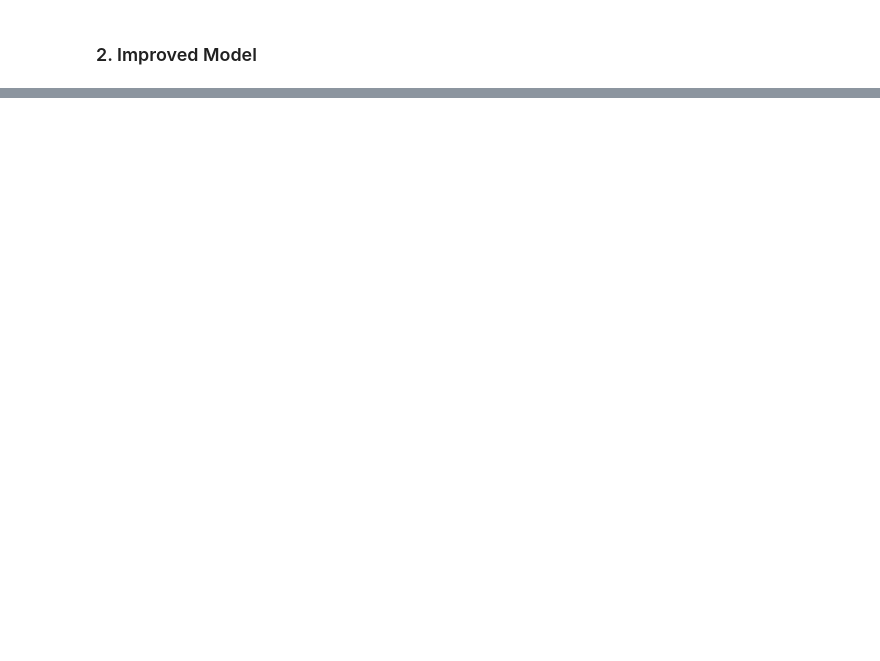
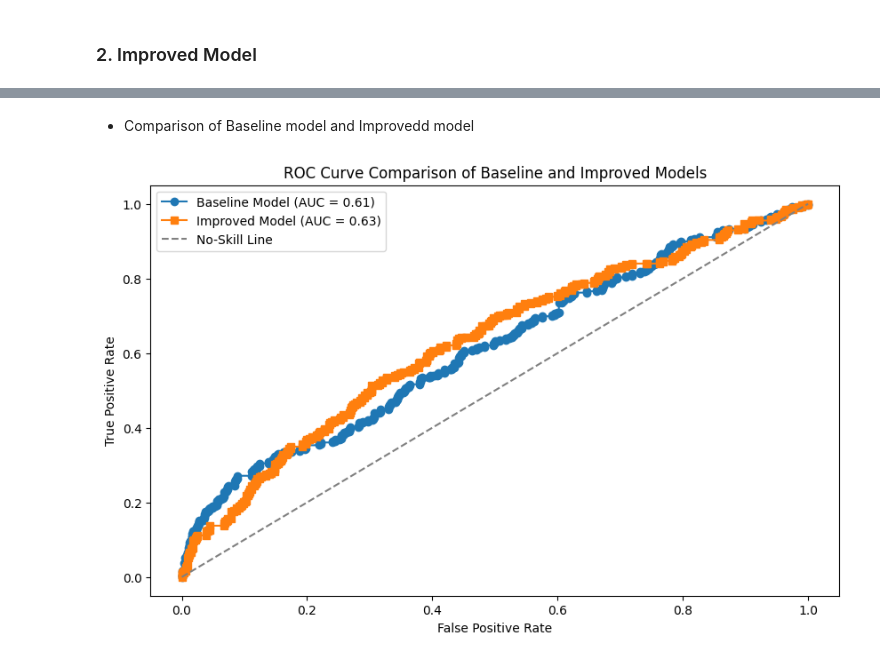
Before and after one commit to DATA471/ASS4_H, a Jupyter notebook: DATA471_Assignment4.ipynb, the cells around one changed output, grey strips where cells are left out. Drawn from its saved outputs; the diff is of its cells as text; code cells hidden in the pictures; blank space fills up the shorter version.

```diff
--- a/DATA471_Assignment4.ipynb
+++ b/DATA471_Assignment4.ipynb
@@ -440,36 +442,31 @@ from sklearn.model_selection import RepeatedStratifiedKFold
 from sklearn.model_selection import cross_val_score
 from sklearn.pipeline import Pipeline
 from sklearn.preprocessing import StandardScaler
-from sklearn.linear_model import LogisticRegression
-from sklearn.impute import SimpleImputer
+from sklearn.linear_model import LogisticRegression, LinearRegression
+from sklearn.metrics import roc_auc_score, roc_curve
+from sklearn.ensemble import RandomForestClassifier
 
 # Initialize and train Logistic Regression
 #baseline_model = LogisticRegression(class_weight='balanced')
 baseline_pipline = Pipeline([
-    ('impute_missing', SimpleImputer(strategy='mean')),
     ('scaller', StandardScaler()),
-    ('model', LogisticRegression(class_weight='balanced'))
+    ('model', LinearRegression())
 ])
 
 cv = RepeatedStratifiedKFold(n_splits=10, n_repeats=3, random_state=1)
-scores = cross_val_score(baseline_pipline, X_train[['building_dimension','building_type']], y_train, scoring='roc_auc', cv=cv, n_jobs=-1)
+scores = cross_val_score(baseline_pipline, X_train, y_train, scoring='roc_auc', cv=cv, n_jobs=-1)
 print('Mean ROC AUC: %.3f' % np.mean(scores))
 # baseline_model.fit(X_train, y_train)
 
-# Make predictions on the validation set
-#y_pred_proba = baseline_model.predict_proba(X_val)[:, 1]
-
-# Calculate AUC-ROC
-#auc_baseline = roc_auc_score(y_val, y_pred_proba)
-#print(f'Baseline Model AUC-ROC: {auc_baseline:.4f}')
-
 # Fit the pipeline on the entire training data
-baseline_pipline.fit(X_train[['building_dimension', 'building_type']], y_train)
+baseline_pipline.fit(X_train, y_train)
 
 # Predict probabilities on the test data
-base_pred_proba = baseline_pipline.predict_proba(X_val[['building_dimension', 'building_type']])[:, 1]
+#base_pred_proba = baseline_pipline.predict_proba(X_val)[:, 1]
+base_pred_proba = baseline_pipline.predict(X_val)
 
 # Evaluate the model using ROC AUC score
-roc_auc = roc_auc_score(y_val, base_pred_proba)
-print('Test ROC AUC: %.3f' % roc_auc)
+baseline_roc_auc = roc_auc_score(y_val, base_pred_proba)
+baseline_fpr, baseline_tpr, _ = roc_curve(y_val, base_pred_proba)
+print('Test ROC AUC: %.3f' % baseline_roc_auc)
 # %% [output]
@@ -544,0 +545,21 @@ Best ROC AUC from Grid Search: 0.668
+# %% [markdown]
+- Comparison of Baseline model and Improvedd model
+# %%
+# Plotting the ROC curves
+plt.figure(figsize=(10, 6))
+plt.plot(baseline_fpr, baseline_tpr, marker='o', label=f'Baseline Model (AUC = {baseline_roc_auc:.2f})')
+plt.plot(improved_fpr, improved_tpr, marker='s', label=f'Improved Model (AUC = {improved_roc_auc:.2f})')
+
+# Plot the no-skill line (diagonal line)
+plt.plot([0, 1], [0, 1], linestyle='--', color='gray', label='No-Skill Line')
+
+# Adding labels and title
+plt.xlabel('False Positive Rate')
+plt.ylabel('True Positive Rate')
+plt.title('ROC Curve Comparison of Baseline and Improved Models')
+plt.legend()
+
+# Display the plot
+plt.show()
+# %% [output]
+[figure, added]
```
Also changed, not shown: parts of 11 cells of this notebook.
